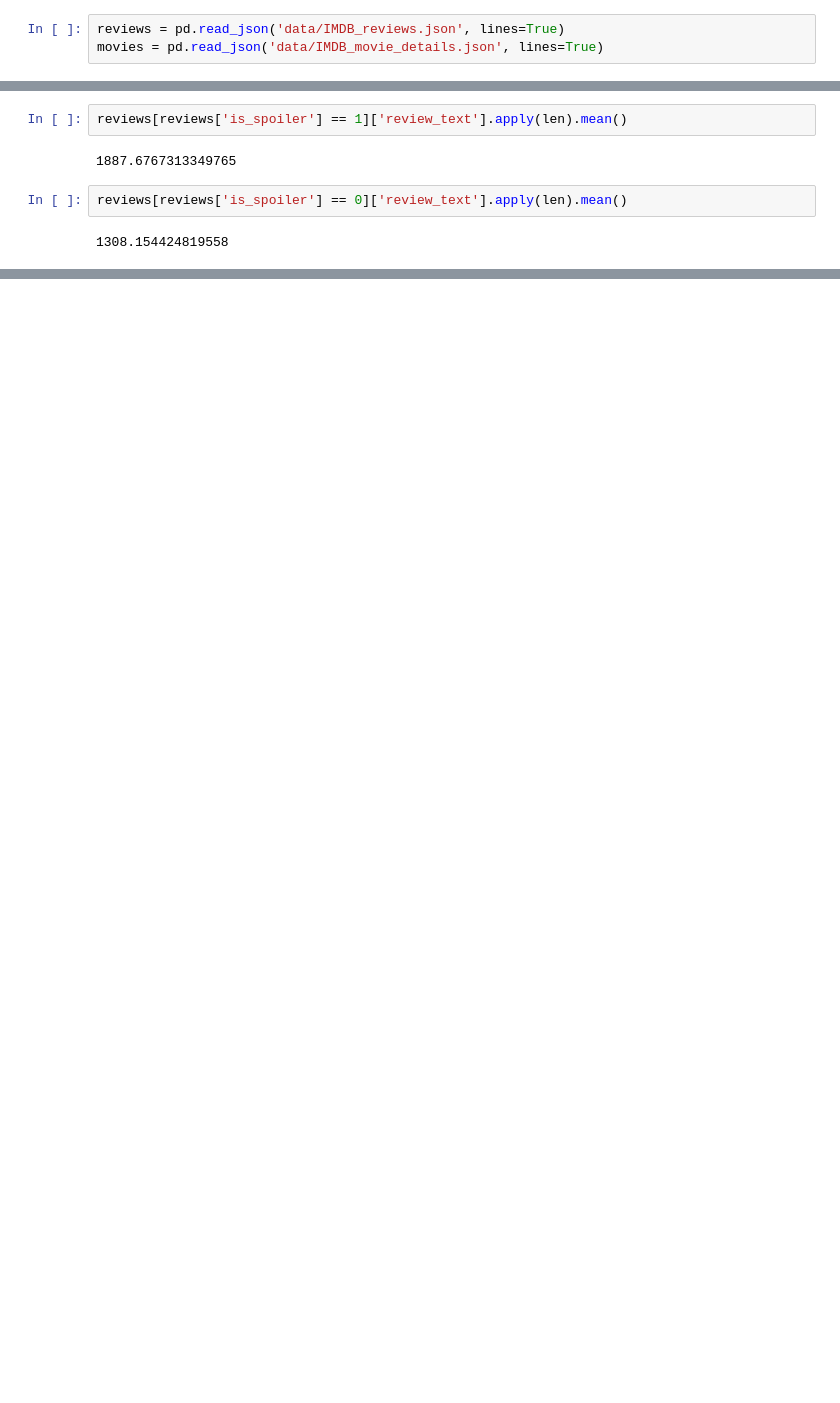
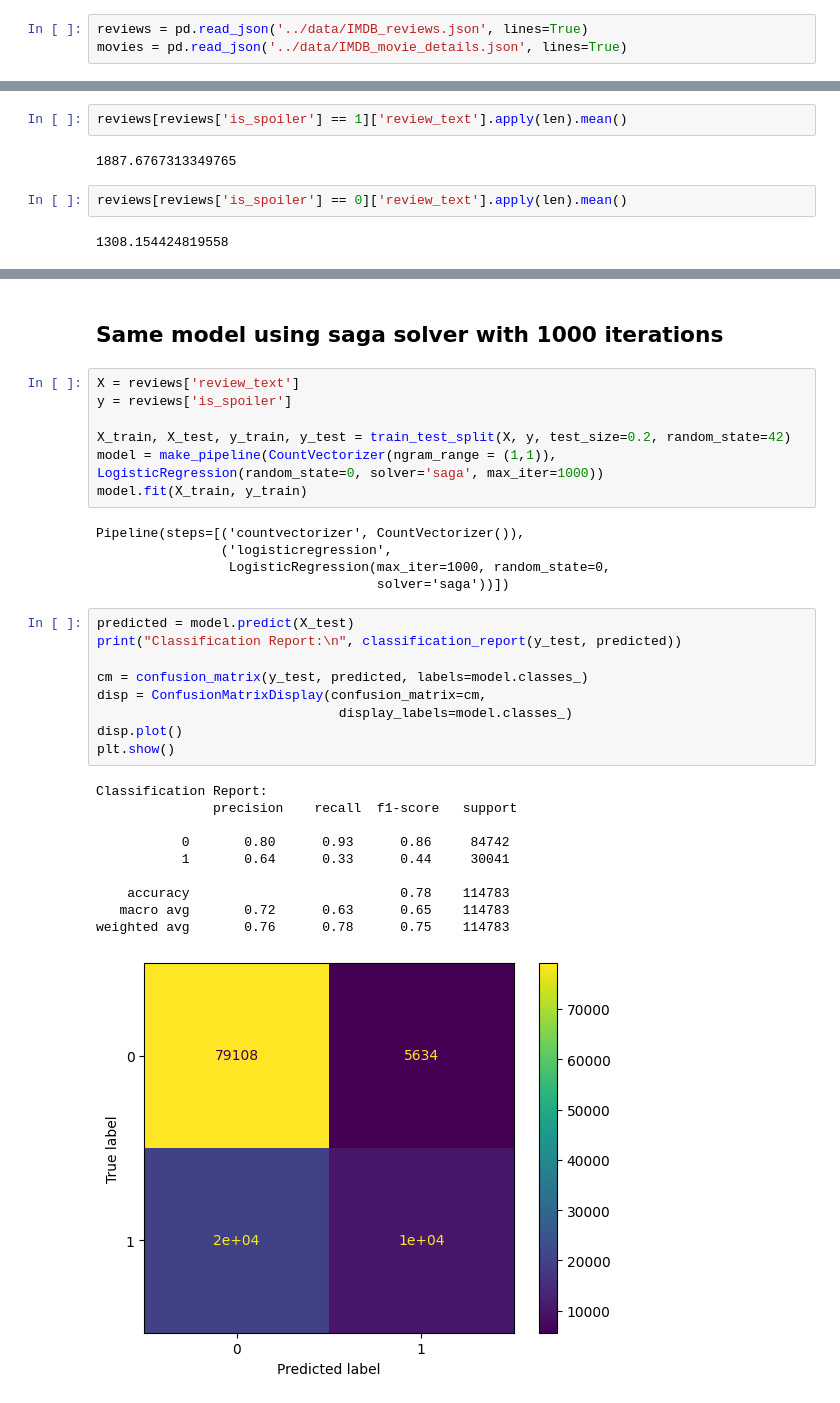
Before and after one commit to SinnnwL/SCIA_2025_GRP8_NLP, a Jupyter notebook: logistic_regression.ipynb, the cells around one changed output, grey strips where cells are left out. Cells and saved outputs as stored; diff of their text form; blank space fills up the shorter version.

```diff
--- a/logistic_regression.ipynb
+++ b/logistic_regression.ipynb
@@ -23,6 +25,6 @@ from spacy.lang.en.stop_words import STOP_WORDS as en_stop
 # %%
-reviews = pd.read_json('data/IMDB_reviews.json', lines=True)
-movies = pd.read_json('data/IMDB_movie_details.json', lines=True)
+reviews = pd.read_json('../data/IMDB_reviews.json', lines=True)
+movies = pd.read_json('../data/IMDB_movie_details.json', lines=True)
 # %%
 def replace_string_binary(x):
     if x:
@@ -233,0 +193,34 @@ model_3.fit(X_test, y_test)
+# %% [markdown]
+## Same model using saga solver with 1000 iterations
+# %%
+X = reviews['review_text']
+y = reviews['is_spoiler']
+
+X_train, X_test, y_train, y_test = train_test_split(X, y, test_size=0.2, random_state=42)
+model = make_pipeline(CountVectorizer(ngram_range = (1,1)), LogisticRegression(random_state=0, solver='saga', max_iter=1000))
+model.fit(X_train, y_train)
+# %% [output]
+Pipeline(steps=[('countvectorizer', CountVectorizer()),
+                ('logisticregression',
+                 LogisticRegression(max_iter=1000, random_state=0,
+                                    solver='saga'))])
+# %%
+predicted = model.predict(X_test)
+print("Classification Report:\n", classification_report(y_test, predicted))
+
+cm = confusion_matrix(y_test, predicted, labels=model.classes_)
+disp = ConfusionMatrixDisplay(confusion_matrix=cm,
+                               display_labels=model.classes_)
+disp.plot()
+plt.show()
+# %% [output]
+Classification Report:
+               precision    recall  f1-score   support
+
+           0       0.80      0.93      0.86     84742
+           1       0.64      0.33      0.44     30041
+
+    accuracy                           0.78    114783
+   macro avg       0.72      0.63      0.65    114783
+weighted avg       0.76      0.78      0.75    114783
+[figure, added]
```
Also changed, not shown: parts of 31 cells of this notebook.
